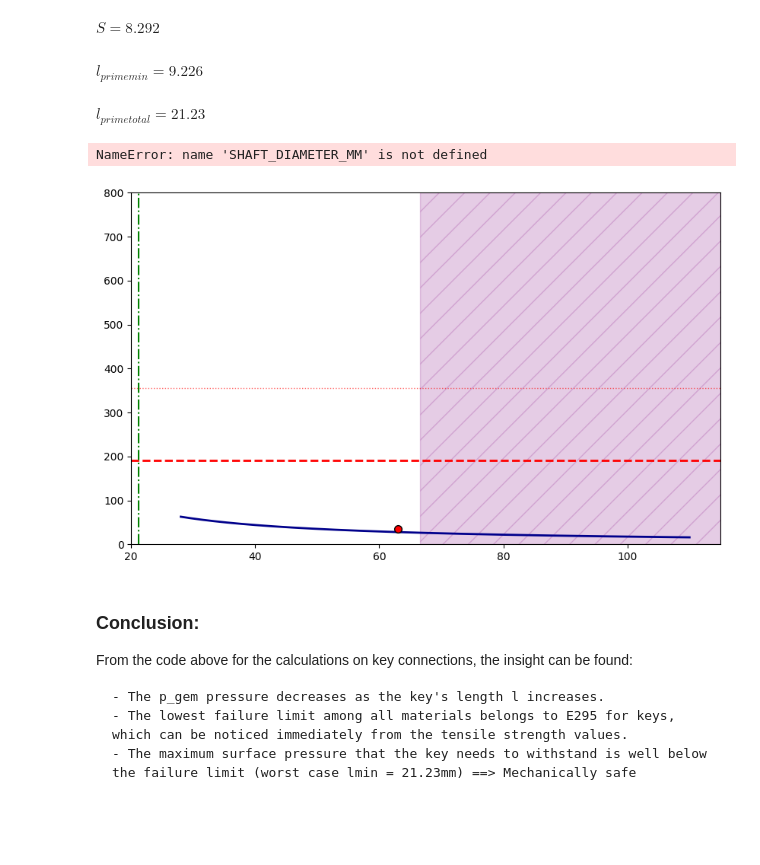
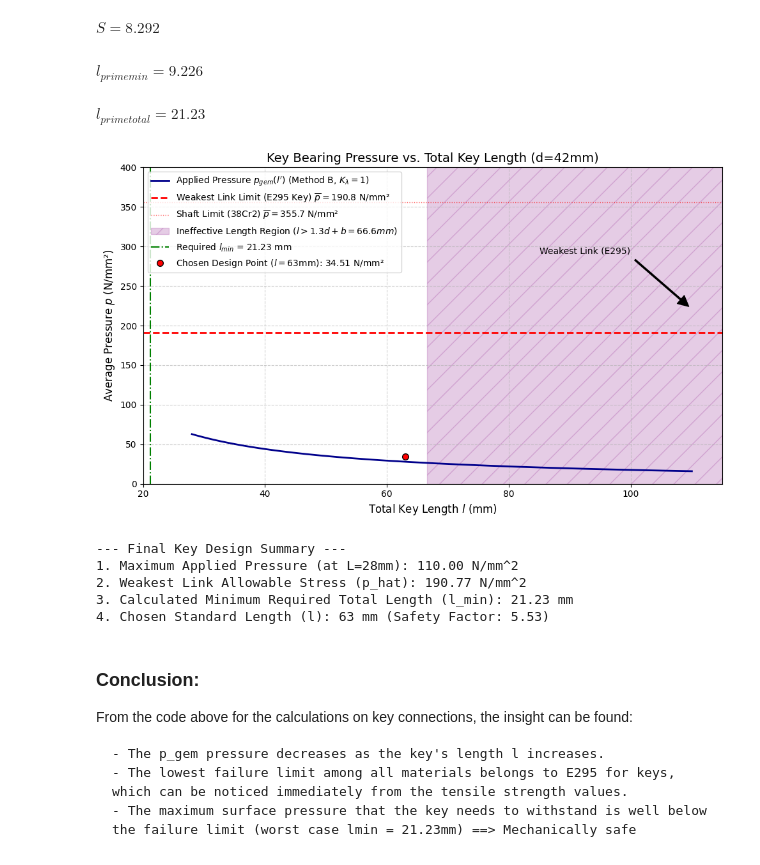
Before and after one commit to KajMar1/Machine_Design, a Jupyter notebook: Lab_report_TEAM12.ipynb, the cells around one changed output. Saved outputs shown, nothing was run; the diff lists cells and outputs as text; code cells hidden in the pictures; blank space fills up the shorter version.

```diff
--- a/Lab_report_TEAM12.ipynb
+++ b/Lab_report_TEAM12.ipynb
@@ -251,7 +251,7 @@ def p_gem_function_of_l_prime(l_prime):
 # --- L to L' Conversion Constants ---
 B_WIDTH = UM.RemoveUnits(SC.b) # Key width b = 12 mm
 L_EFF_LIMIT_D = 1.3 * UM.RemoveUnits(SC.d) # l'_limit = 1.3 * 42 mm = 54.6 mm
-
+SHAFT_DIAMETER_MM = UM.RemoveUnits(SC.d)
 # Calculate Minimum Required Length (l'_min)
 l_prime_min = C_plot / p_hat_Key
 l_min_total = l_prime_min + B_WIDTH # Total minimum length required for safety
@@ -292,36 +292,40 @@ plt.axvline(x=l_min_total, color='green', linestyle='-.',
 L_chosen_point = UM.RemoveUnits(SC.l)
 l_prime_for_chosen_l = L_chosen_point - B_WIDTH
 p_at_chosen_l = p_gem_function_of_l_prime(np.array([l_prime_for_chosen_l]))[0]
 
 plt.plot(L_chosen_point, p_at_chosen_l, 'ro', markersize=7, markeredgecolor='black',
          label=f"Chosen Design Point ($l={L_chosen_point:.0f}$mm): {p_at_chosen_l:.2f} N/mm²", zorder=5)
 
 # --- Final Styling ---
-plt.ylim(0, 800)
+plt.ylim(0,400)
 plt.xlim(20, 115)
 plt.title(f"Key Bearing Pressure vs. Total Key Length (d={SHAFT_DIAMETER_MM:.0f}mm)", fontsize=14)
 plt.xlabel("Total Key Length $l$ (mm)", fontsize=12) # Label now reflects 'l'
 plt.ylabel("Average Pressure $p$ (N/mm²)", fontsize=12)
 
 # Add Annotation for Weakest Link
 plt.annotate('Weakest Link (E295)', xy=(L_values_for_plot[-1], p_hat_Key + 30), xytext=(85, p_hat_Key + 100),
              arrowprops=dict(facecolor='black', shrink=0.05, width=1.5), fontsize=10)
 
 plt.legend(fontsize=10)
 plt.grid(True, linestyle='--', alpha=0.6)
 plt.tight_layout()
 plt.show()
 
 print(f"\n--- Final Key Design Summary ---")
 print(f"1. Maximum Applied Pressure (at L=28mm): {p_gem_function_of_l_prime(np.array([28 - B_WIDTH]))[0]:.2f} N/mm^2")
 print(f"2. Weakest Link Allowable Stress (p_hat): {p_hat_Key:.2f} N/mm^2")
 print(f"3. Calculated Minimum Required Total Length (l_min): {l_min_total:.2f} mm")
 print(f"4. Chosen Standard Length (l): {L_chosen_point:.0f} mm (Safety Factor: {p_hat_Key / p_at_chosen_l:.2f})")
 # %% [output]
 $\displaystyle l_{prime min} = 9.226$
 $\displaystyle l_{prime total} = 21.23$
+[figure, new version]
-NameError: name 'SHAFT_DIAMETER_MM' is not defined
+--- Final Key Design Summary ---
+1. Maximum Applied Pressure (at L=28mm): 110.00 N/mm^2
+2. Weakest Link Allowable Stress (p_hat): 190.77 N/mm^2
+3. Calculated Minimum Required Total Length (l_min): 21.23 mm
+4. Chosen Standard Length (l): 63 mm (Safety Factor: 5.53)
-[figure, old version]
 # %% [markdown]
 ### Conclusion:
 
```
